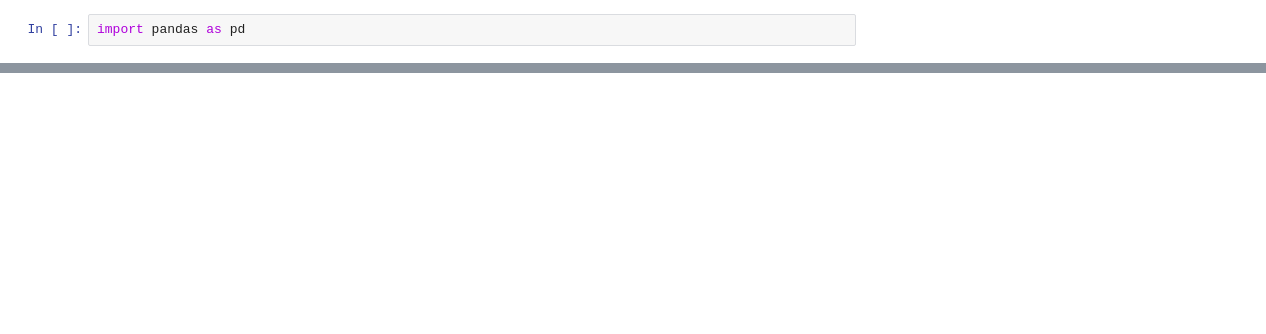
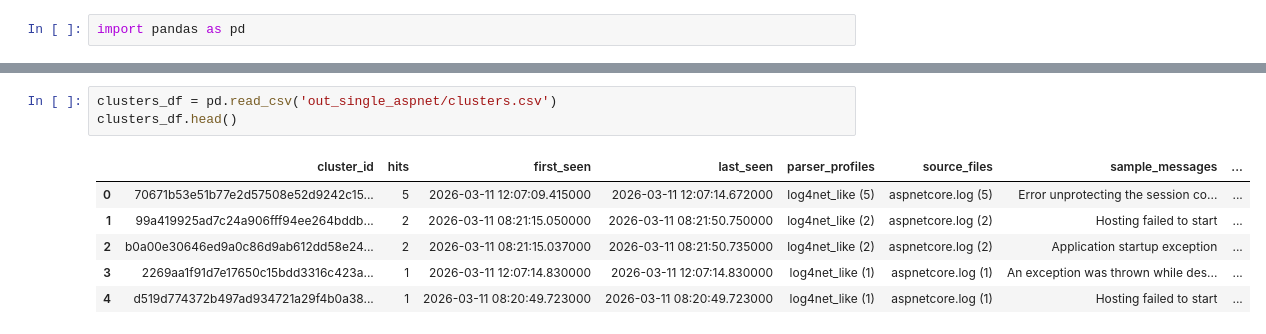
Before and after one commit to a-ramazan/log-copilot-bpmsoft, a Jupyter notebook: EDA.ipynb, the cells around one changed output, grey strips where cells are left out. Cells and saved outputs as stored; diff of their text form; blank space fills up the shorter version.

```diff
--- a/EDA.ipynb
+++ b/EDA.ipynb
@@ -22,0 +71,10 @@ events_df.head()
+# %%
+clusters_df = pd.read_csv('out_single_aspnet/clusters.csv')
+clusters_df.head()
+# %% [output]
+|  | cluster_id | hits | first_seen | last_seen | parser_profiles | source_files | sample_messages | ... |
+| 0 | 70671b53e51b77e2d57508e52d9242c15... | 5 | 2026-03-11 12:07:09.415000 | 2026-03-11 12:07:14.672000 | log4net_like (5) | aspnetcore.log (5) | Error unprotecting the session co... | ... |
+| 1 | 99a419925ad7c24a906fff94ee264bddb... | 2 | 2026-03-11 08:21:15.050000 | 2026-03-11 08:21:50.750000 | log4net_like (2) | aspnetcore.log (2) | Hosting failed to start | ... |
+| 2 | b0a00e30646ed9a0c86d9ab612dd58e24... | 2 | 2026-03-11 08:21:15.037000 | 2026-03-11 08:21:50.735000 | log4net_like (2) | aspnetcore.log (2) | Application startup exception | ... |
+| 3 | 2269aa1f91d7e17650c15bdd3316c423a... | 1 | 2026-03-11 12:07:14.830000 | 2026-03-11 12:07:14.830000 | log4net_like (1) | aspnetcore.log (1) | An exception was thrown while des... | ... |
+| 4 | d519d774372b497ad934721a29f4b0a38... | 1 | 2026-03-11 08:20:49.723000 | 2026-03-11 08:20:49.723000 | log4net_like (1) | aspnetcore.log (1) | Hosting failed to start | ... |
```
Also changed, not shown: parts of 5 cells of this notebook, 8 other files.
